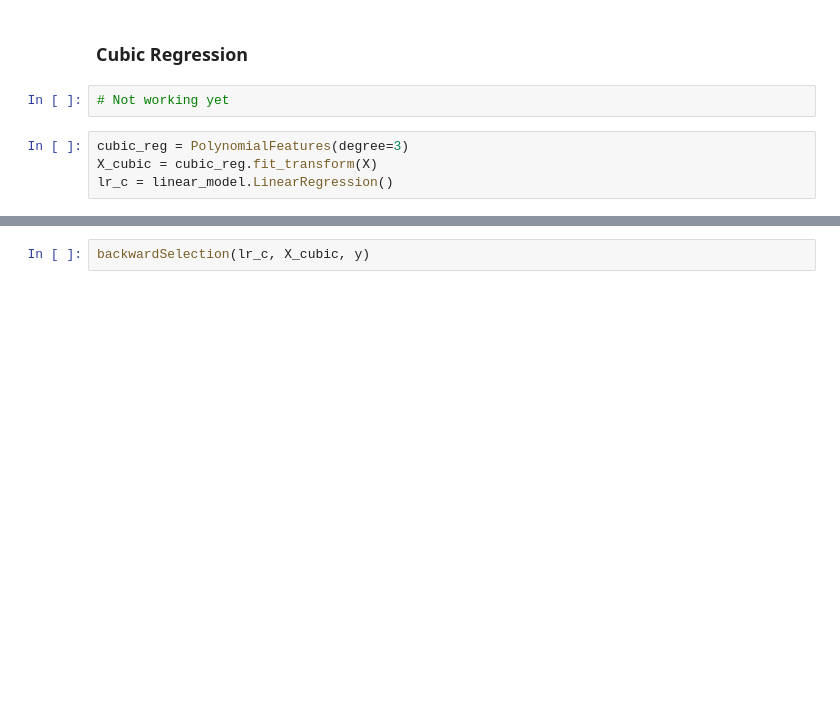
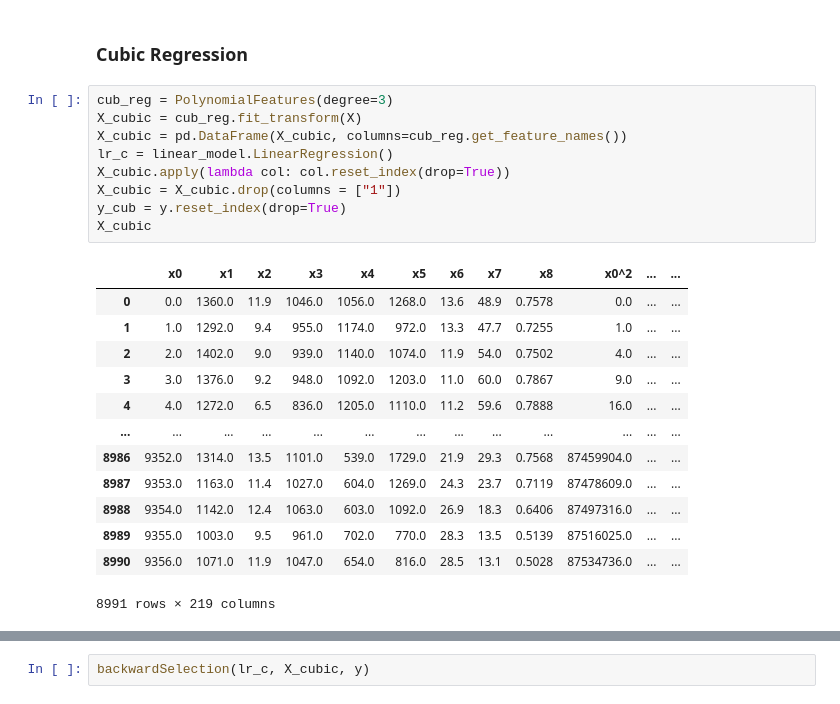
Before and after one commit to sking115422/DS2_P1, a Jupyter notebook: python/air_quality.ipynb, the cells around one changed output, grey strips where cells are left out. Saved outputs shown, nothing was run; the diff lists cells and outputs as text; blank space fills up the shorter version.

```diff
--- a/python/air_quality.ipynb
+++ b/python/air_quality.ipynb
@@ -341,11 +370,28 @@ backwardSelection(lr_q, X_quad, y)
 stepwiseSelection(lr_q, X_quad, y)
 # %% [markdown]
 ### Cubic Regression
-# %%
-# Not working yet
-# %%
-cubic_reg = PolynomialFeatures(degree=3)
-X_cubic = cubic_reg.fit_transform(X)
-lr_c = linear_model.LinearRegression()
+# %%
+cub_reg = PolynomialFeatures(degree=3)
+X_cubic = cub_reg.fit_transform(X)
+X_cubic = pd.DataFrame(X_cubic, columns=cub_reg.get_feature_names())
+lr_c = linear_model.LinearRegression()
+X_cubic.apply(lambda col: col.reset_index(drop=True))
+X_cubic = X_cubic.drop(columns = ["1"])
+y_cub = y.reset_index(drop=True)
+X_cubic
+# %% [output]
+|  | x0 | x1 | x2 | x3 | x4 | x5 | x6 | x7 | x8 | x0^2 | ... | ... |
+| 0 | 0.0 | 1360.0 | 11.9 | 1046.0 | 1056.0 | 1268.0 | 13.6 | 48.9 | 0.7578 | 0.0 | ... | ... |
+| 1 | 1.0 | 1292.0 | 9.4 | 955.0 | 1174.0 | 972.0 | 13.3 | 47.7 | 0.7255 | 1.0 | ... | ... |
+| 2 | 2.0 | 1402.0 | 9.0 | 939.0 | 1140.0 | 1074.0 | 11.9 | 54.0 | 0.7502 | 4.0 | ... | ... |
+| 3 | 3.0 | 1376.0 | 9.2 | 948.0 | 1092.0 | 1203.0 | 11.0 | 60.0 | 0.7867 | 9.0 | ... | ... |
+| 4 | 4.0 | 1272.0 | 6.5 | 836.0 | 1205.0 | 1110.0 | 11.2 | 59.6 | 0.7888 | 16.0 | ... | ... |
+| ... | ... | ... | ... | ... | ... | ... | ... | ... | ... | ... | ... | ... |
+| 8986 | 9352.0 | 1314.0 | 13.5 | 1101.0 | 539.0 | 1729.0 | 21.9 | 29.3 | 0.7568 | 87459904.0 | ... | ... |
+| 8987 | 9353.0 | 1163.0 | 11.4 | 1027.0 | 604.0 | 1269.0 | 24.3 | 23.7 | 0.7119 | 87478609.0 | ... | ... |
+| 8988 | 9354.0 | 1142.0 | 12.4 | 1063.0 | 603.0 | 1092.0 | 26.9 | 18.3 | 0.6406 | 87497316.0 | ... | ... |
+| 8989 | 9355.0 | 1003.0 | 9.5 | 961.0 | 702.0 | 770.0 | 28.3 | 13.5 | 0.5139 | 87516025.0 | ... | ... |
+| 8990 | 9356.0 | 1071.0 | 11.9 | 1047.0 | 654.0 | 816.0 | 28.5 | 13.1 | 0.5028 | 87534736.0 | ... | ... |
+8991 rows × 219 columns
 # %%
 forwardSelection(lr_c, X_cubic, y)
```
Also changed, not shown: parts of 8 cells of this notebook, 7 other files.
